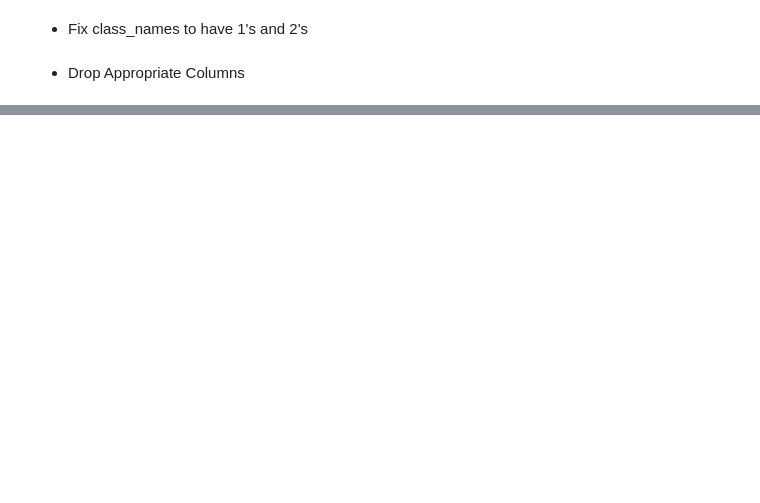
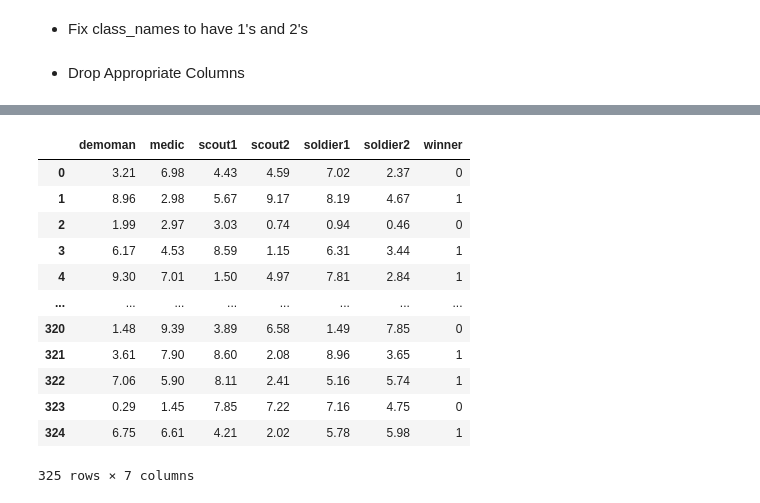
Before and after one commit to ebtrout/tf2_data_vis, a Jupyter notebook: modeling/NEW PER.ipynb, the cells around one changed output, grey strips where cells are left out. Saved outputs shown, nothing was run; the diff lists cells and outputs as text; code cells hidden in the pictures; blank space fills up the shorter version.

```diff
--- a/modeling/NEW PER.ipynb
+++ b/modeling/NEW PER.ipynb
@@ -234,0 +553,16 @@ b_wide
+# %%
+per_df
+# %% [output]
+|  | demoman | medic | scout1 | scout2 | soldier1 | soldier2 | winner |
+| 0 | 3.21 | 6.98 | 4.43 | 4.59 | 7.02 | 2.37 | 0 |
+| 1 | 8.96 | 2.98 | 5.67 | 9.17 | 8.19 | 4.67 | 1 |
+| 2 | 1.99 | 2.97 | 3.03 | 0.74 | 0.94 | 0.46 | 0 |
+| 3 | 6.17 | 4.53 | 8.59 | 1.15 | 6.31 | 3.44 | 1 |
+| 4 | 9.30 | 7.01 | 1.50 | 4.97 | 7.81 | 2.84 | 1 |
+| ... | ... | ... | ... | ... | ... | ... | ... |
+| 320 | 1.48 | 9.39 | 3.89 | 6.58 | 1.49 | 7.85 | 0 |
+| 321 | 3.61 | 7.90 | 8.60 | 2.08 | 8.96 | 3.65 | 1 |
+| 322 | 7.06 | 5.90 | 8.11 | 2.41 | 5.16 | 5.74 | 1 |
+| 323 | 0.29 | 1.45 | 7.85 | 7.22 | 7.16 | 4.75 | 0 |
+| 324 | 6.75 | 6.61 | 4.21 | 2.02 | 5.78 | 5.98 | 1 |
+325 rows × 7 columns
```
Also changed, not shown: parts of 50 cells of this notebook, 8 other files.
